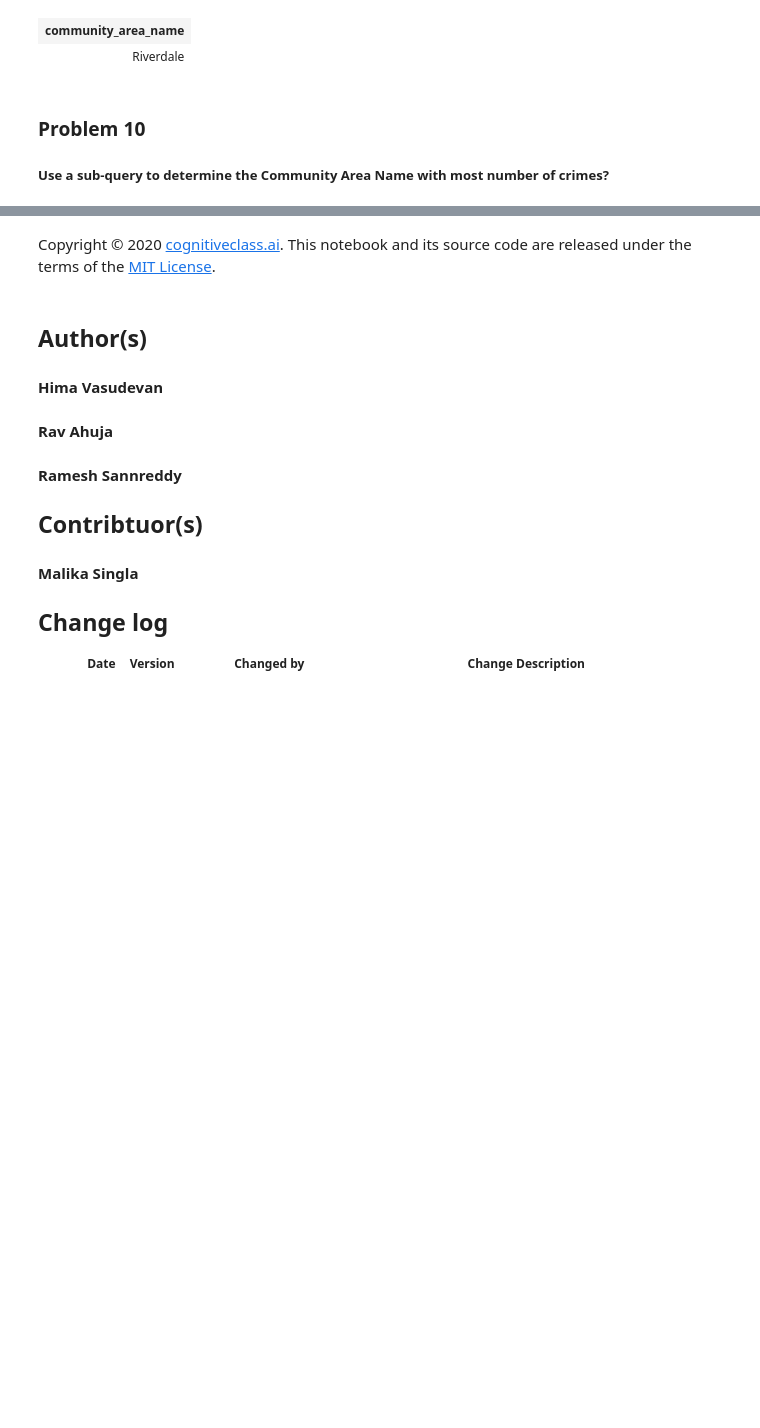
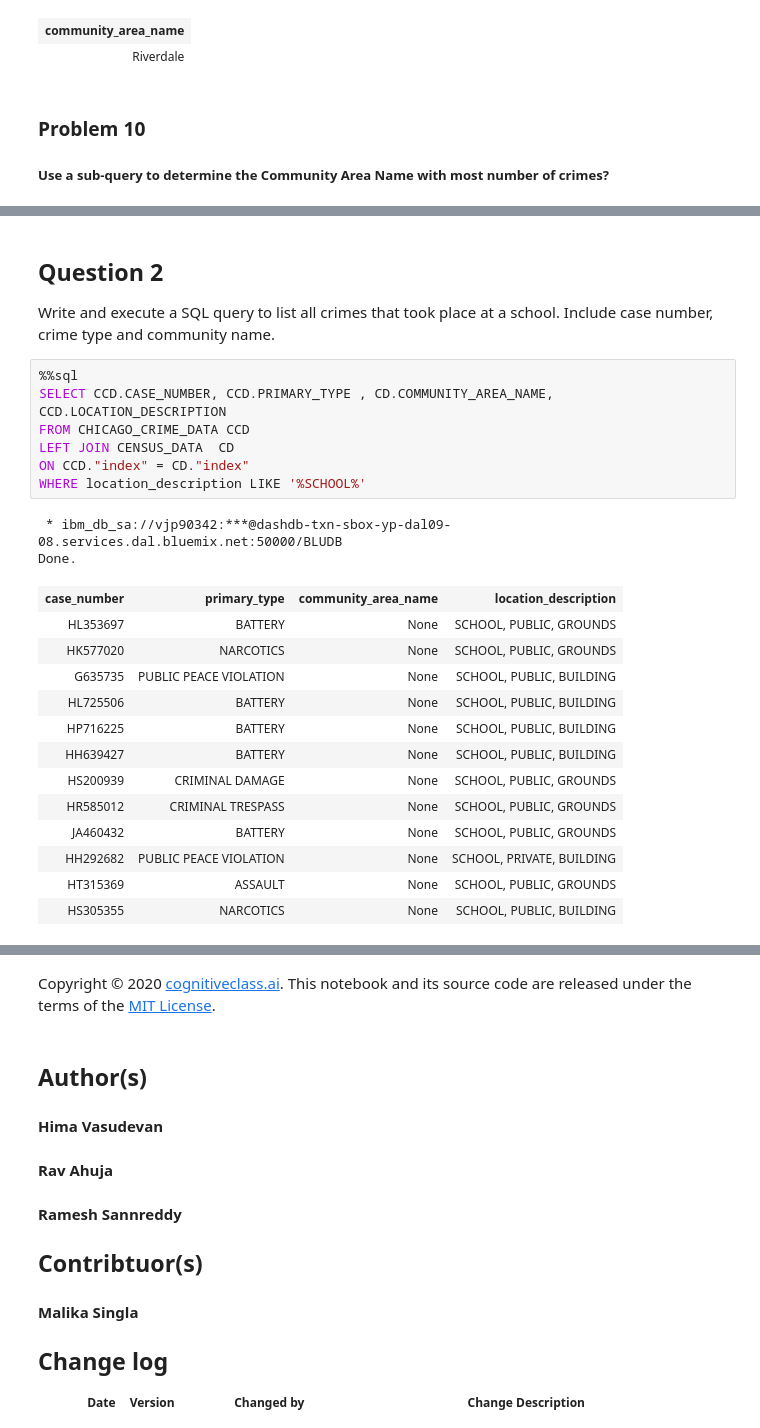
Before and after one commit to liengphu1988/ws-notebook, a Jupyter notebook: Databases_and_SQL_for_Data _Science_with_Python.ipynb, the cells around one changed output, grey strips where cells are left out. Drawn from its saved outputs; the diff is of its cells as text; blank space fills up the shorter version.

```diff
--- a/Databases_and_SQL_for_Data _Science_with_Python.ipynb
+++ b/Databases_and_SQL_for_Data _Science_with_Python.ipynb
@@ -272,0 +275,26 @@ Done.
+# %% [markdown]
+<h2>Question 2</h2>
+Write and execute a SQL query to list all crimes that took place at a school. Include case number, crime type and community name.
+# %%
+%%sql
+SELECT CCD.CASE_NUMBER, CCD.PRIMARY_TYPE , CD.COMMUNITY_AREA_NAME, CCD.LOCATION_DESCRIPTION
+FROM CHICAGO_CRIME_DATA CCD
+LEFT JOIN CENSUS_DATA  CD
+ON CCD."index" = CD."index"
+WHERE location_description LIKE '%SCHOOL%'
+# %% [output]
+ * ibm_db_sa://vjp90342:***@dashdb-txn-sbox-yp-dal09-08.services.dal.bluemix.net:50000/BLUDB
+Done.
+| case_number | primary_type | community_area_name | location_description |
+| HL353697 | BATTERY | None | SCHOOL, PUBLIC, GROUNDS |
+| HK577020 | NARCOTICS | None | SCHOOL, PUBLIC, GROUNDS |
+| G635735 | PUBLIC PEACE VIOLATION | None | SCHOOL, PUBLIC, BUILDING |
+| HL725506 | BATTERY | None | SCHOOL, PUBLIC, BUILDING |
+| HP716225 | BATTERY | None | SCHOOL, PUBLIC, BUILDING |
+| HH639427 | BATTERY | None | SCHOOL, PUBLIC, BUILDING |
+| HS200939 | CRIMINAL DAMAGE | None | SCHOOL, PUBLIC, GROUNDS |
+| HR585012 | CRIMINAL TRESPASS | None | SCHOOL, PUBLIC, GROUNDS |
+| JA460432 | BATTERY | None | SCHOOL, PUBLIC, GROUNDS |
+| HH292682 | PUBLIC PEACE VIOLATION | None | SCHOOL, PRIVATE, BUILDING |
+| HT315369 | ASSAULT | None | SCHOOL, PUBLIC, GROUNDS |
+| HS305355 | NARCOTICS | None | SCHOOL, PUBLIC, BUILDING |
```
Also changed, not shown: parts of 26 cells of this notebook.
